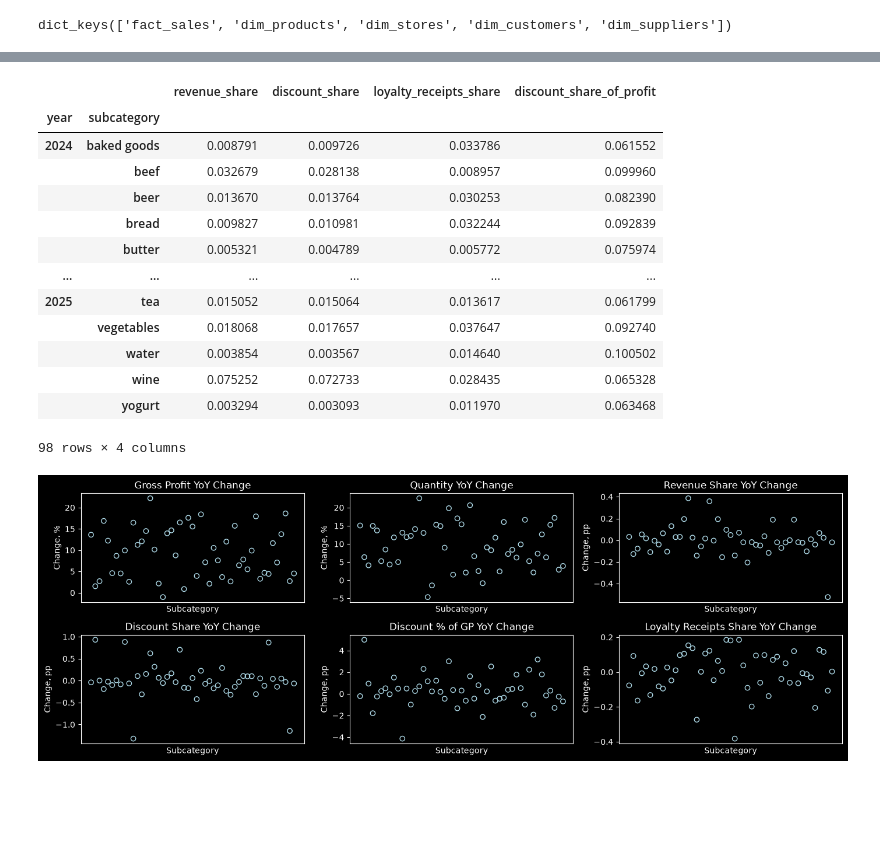
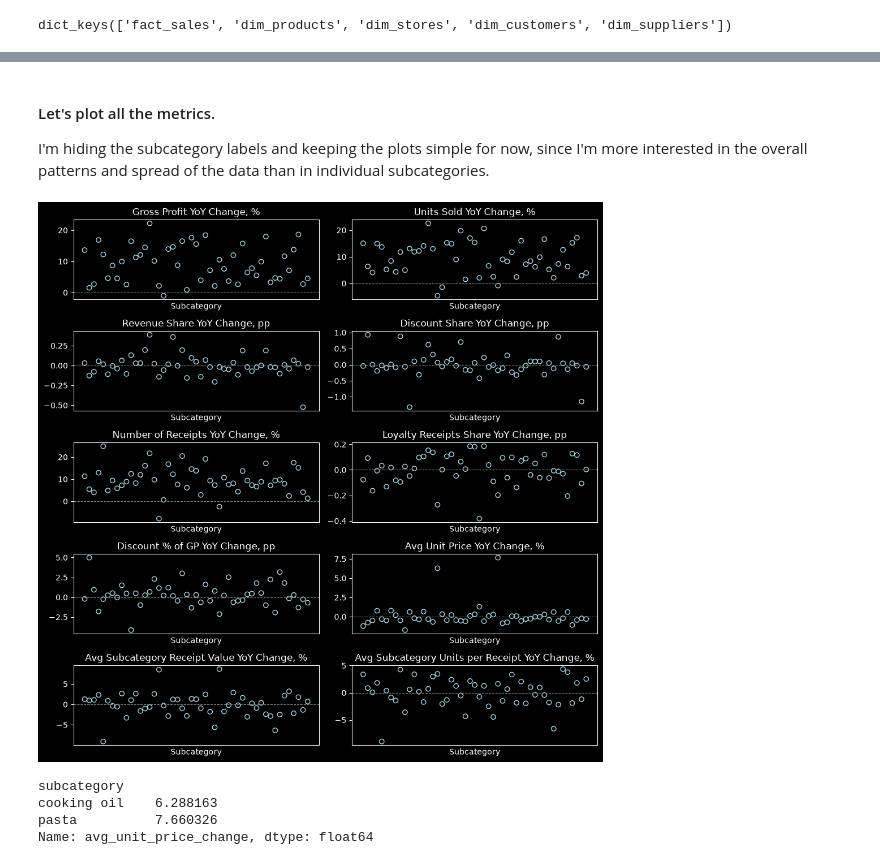
Before and after one commit to TAbramovskaya/dear-neighbour, a Jupyter notebook: python/sales_drivers.ipynb, the cells around one changed output, grey strips where cells are left out. Cells and saved outputs as stored; diff of their text form; code cells hidden in the pictures; blank space fills up the shorter version.

Commit message:
Sales Growth Drivers: more metrics added

```diff
--- a/python/sales_drivers.ipynb
+++ b/python/sales_drivers.ipynb
@@ -54,12 +52,13 @@ summary_by_subcategory = (
         revenue=('line_total', 'sum'),
         gross_profit=('gross_profit', 'sum'),
         costs=('cost', 'sum'),
-        quantity=('quantity', 'sum'),
+        avg_subcategory_receipt_value=('line_total', 'mean'),
+        units_sold=('quantity', 'sum'),
         receipts=('receipt_id', 'nunique'),
         loyalty_receipts=('loyalty_receipts', 'nunique'),
         gross_before_discount=('gross_before_discount', 'sum'),
         discount_amount=('discount_amount', 'sum'),
-        avg_discoutn_percent=('discount_percent', 'mean'),
+        avg_discount_percent=('discount_percent', 'mean'),
     )
 )
 # %%
@@ -84,33 +83,30 @@ summary_by_subcategory['loyalty_receipts_share'] = (
     summary_by_subcategory['loyalty_receipts']
     / summary_by_subcategory.groupby(level=['year'])['loyalty_receipts'].transform('sum')
 )
+
+summary_by_subcategory['avg_unit_price'] = (
+    summary_by_subcategory['revenue']
+    / summary_by_subcategory['units_sold'].replace(0, np.nan)
+)
+
+summary_by_subcategory['avg_subcategory_units_per_receipt'] = (
+    summary_by_subcategory['units_sold']
+    / summary_by_subcategory['receipts'].replace(0, np.nan)
+)
-# %%
-summary_by_subcategory[['revenue_share', 'discount_share', 'loyalty_receipts_share', 'discount_share_of_profit']]
-# %% [output]
-|  |  | revenue_share | discount_share | loyalty_receipts_share | discount_share_of_profit |
-| year | subcategory |  |  |  |  |
-| 2024 | baked goods | 0.008791 | 0.009726 | 0.033786 | 0.061552 |
-|  | beef | 0.032679 | 0.028138 | 0.008957 | 0.099960 |
-|  | beer | 0.013670 | 0.013764 | 0.030253 | 0.082390 |
-|  | bread | 0.009827 | 0.010981 | 0.032244 | 0.092839 |
-|  | butter | 0.005321 | 0.004789 | 0.005772 | 0.075974 |
-| ... | ... | ... | ... | ... | ... |
-| 2025 | tea | 0.015052 | 0.015064 | 0.013617 | 0.061799 |
-|  | vegetables | 0.018068 | 0.017657 | 0.037647 | 0.092740 |
-|  | water | 0.003854 | 0.003567 | 0.014640 | 0.100502 |
-|  | wine | 0.075252 | 0.072733 | 0.028435 | 0.065328 |
-|  | yogurt | 0.003294 | 0.003093 | 0.011970 | 0.063468 |
-98 rows × 4 columns
 # %%
 wide = summary_by_subcategory.unstack('year')
 
 metrics = {
     'gross_profit_change': ('gross_profit', 'pct'),
-    'quantity_change': ('quantity', 'pct'),
+    'units_sold_change': ('units_sold', 'pct'),
     'revenue_share_change': ('revenue_share', 'pp'),
     'discount_share_change': ('discount_share', 'pp'),
     'discount_percent_of_profit_change': ('discount_share_of_profit', 'pp'),
     'loyalty_receipts_share_change': ('loyalty_receipts_share', 'pp'),
+    'avg_unit_price_change': ('avg_unit_price', 'pct'),
+    'avg_subcategory_receipt_value_change': ('avg_subcategory_receipt_value', 'pct'),
+    'avg_subcategory_units_per_receipt_change': ('avg_subcategory_units_per_receipt', 'pct'),
+    'receipts_change': ('receipts', 'pct'),
 }
 
 subcategories_yoy = pd.DataFrame(index=wide.index)
@@ -127,31 +123,49 @@ for column, (metric, change_type) in metrics.items():
         change = new - old
 
     subcategories_yoy[column] = change
+# %% [markdown]
+#### Let's plot all the metrics.
+
+I'm hiding the subcategory labels and keeping the plots simple for now, since I'm more interested in the overall patterns and spread of the data than in individual subcategories.
 # %%
-fig, axes = plt.subplots(2, 3, figsize=(14, 5))
+fig, axes = plt.subplots(5, 2, figsize=(10, 10))
 
 metrics = [
-    ('gross_profit_change', 'Gross Profit YoY Change', 'Change, %'),
-    ('quantity_change', 'Quantity YoY Change', 'Change, %'),
-    ('revenue_share_change', 'Revenue Share YoY Change', 'Change, pp'),
-    ('discount_share_change', 'Discount Share YoY Change', 'Change, pp'),
-    ('discount_percent_of_profit_change', 'Discount % of GP YoY Change', 'Change, pp'),
-    ('loyalty_receipts_share_change', 'Loyalty Receipts Share YoY Change', 'Change, pp'),
+    ('gross_profit_change', 'Gross Profit YoY Change, %', 'Change, %'),
+    ('units_sold_change', 'Units Sold YoY Change, %', 'Change, %'),
+    ('revenue_share_change', 'Revenue Share YoY Change, pp', 'Change, pp'),
+    ('discount_share_change', 'Discount Share YoY Change, pp', 'Change, pp'),
+    ('receipts_change', 'Number of Receipts YoY Change, %', 'Change, %'),
+    ('loyalty_receipts_share_change', 'Loyalty Receipts Share YoY Change, pp', 'Change, pp'),
+    ('discount_percent_of_profit_change', 'Discount % of GP YoY Change, pp', 'Change, pp'),
+    ('avg_unit_price_change', 'Avg Unit Price YoY Change, %', 'Change, %'),
+    ('avg_subcategory_receipt_value_change', 'Avg Subcategory Receipt Value YoY Change, %', 'Change, %'),
+    ('avg_subcategory_units_per_receipt_change', 'Avg Subcategory Units per Receipt YoY Change, %', 'Change, %'),
 ]
 
 for ax, (column, title, ylabel) in zip(axes.flat, metrics):
     ax.scatter(
         subcategories_yoy.index,
         subcategories_yoy[column],
         facecolors='none',
         edgecolors='lightblue'
     )
+    ax.axhline(0, color='gray', linewidth=0.8, linestyle='--')
     ax.set_title(title)
-    ax.set_ylabel(ylabel)
     ax.set_xlabel('Subcategory')
     ax.set_xticks([])
 
+for ax in axes.flat[len(metrics):]:
+    ax.set_visible(False)
+
 plt.tight_layout()
 plt.show()
 # %% [output]
-[figure, old version]
+[figure, new version]
+# %%
+subcategories_yoy[subcategories_yoy['avg_unit_price_change'] > 2.5]['avg_unit_price_change']
+# %% [output]
+subcategory
+cooking oil    6.288163
+pasta          7.660326
+Name: avg_unit_price_change, dtype: float64
```
Also changed, not shown: parts of 7 cells of this notebook.
